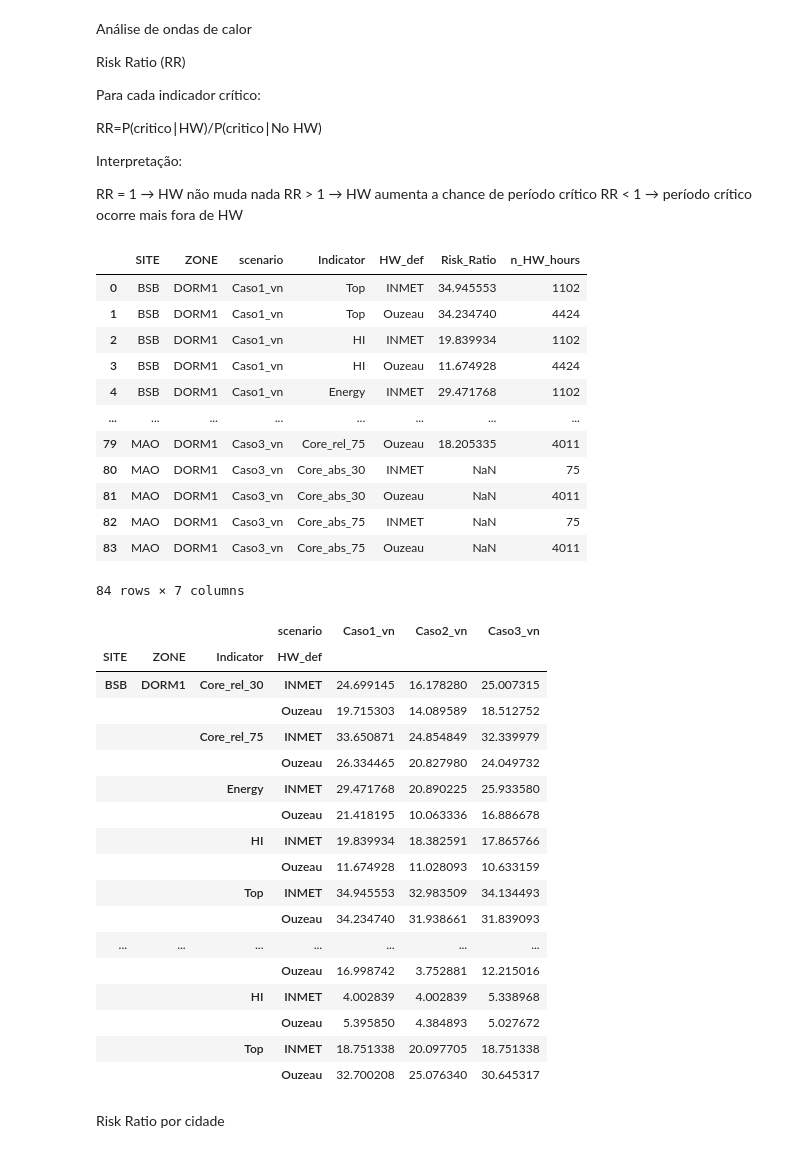
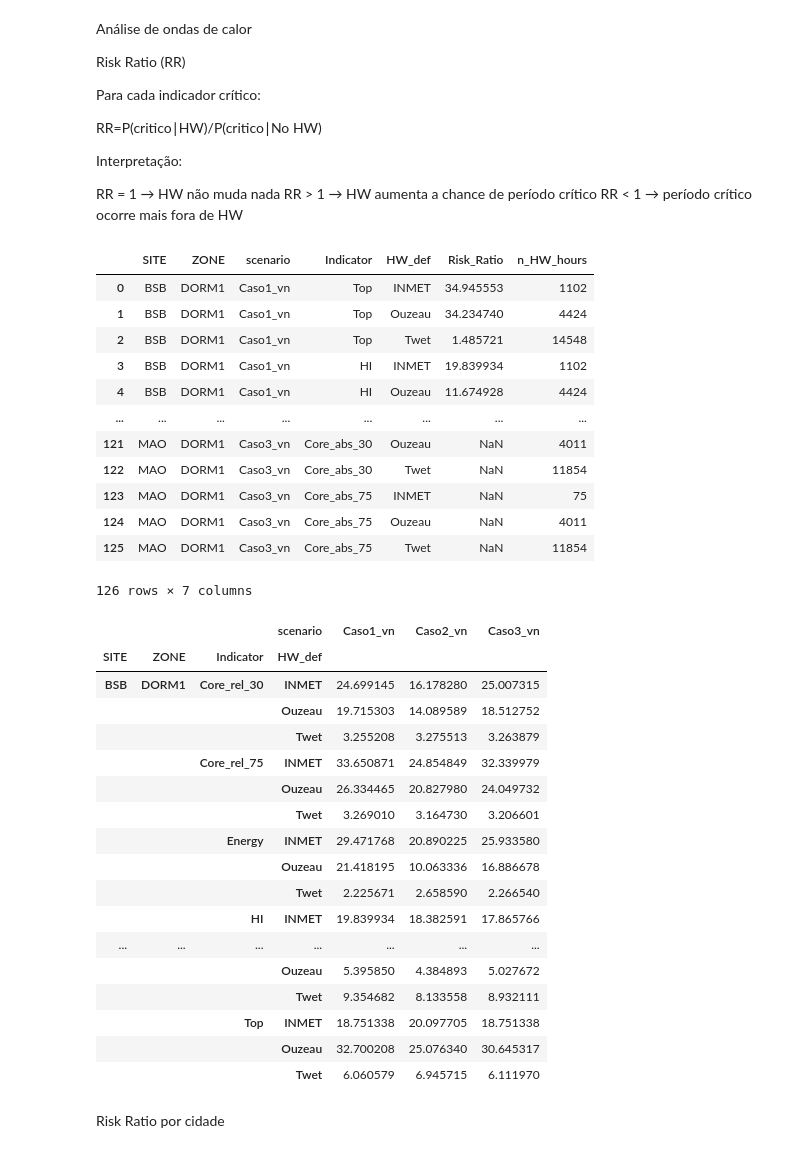
Before and after one commit to matheusbracht/heatwave_overheating_pipeline, a Jupyter notebook: notebooks/4_analysis.ipynb, the cells around one changed output. Saved outputs shown, nothing was run; the diff lists cells and outputs as text; code cells hidden in the pictures.

```diff
--- a/notebooks/4_analysis.ipynb
+++ b/notebooks/4_analysis.ipynb
@@ -717,47 +745,48 @@ CRIT_FLAGS = {
 HW_FLAGS = {
     "INMET": "HW_INMET_bool",
     "Ouzeau": "HW_OU_bool",
+    "Twet": "HW_TW_bool",
 }
 
 rows = []
 
 for (site_id, zone), df_site in fulls.items():
     for scen, g in df_site.groupby("scenario"):
         for crit_name, crit_col in CRIT_FLAGS.items():
             if crit_col not in g.columns:
                 continue
             for hw_name, hw_col in HW_FLAGS.items():
                 if hw_col not in g.columns:
                     continue
 
                 rr = risk_ratio(g[crit_col], g[hw_col])
 
                 rows.append({
                     "SITE": site_id,
                     "ZONE": zone,
                     "scenario": scen,
                     "Indicator": crit_name,
                     "HW_def": hw_name,
                     "Risk_Ratio": rr,
                     "n_HW_hours": int(g[hw_col].fillna(False).astype(bool).sum()),
                 })
 
 rr_all = pd.DataFrame(rows)
 rr_all
 # %% [output]
 |  | SITE | ZONE | scenario | Indicator | HW_def | Risk_Ratio | n_HW_hours |
 | 0 | BSB | DORM1 | Caso1_vn | Top | INMET | 34.945553 | 1102 |
 | 1 | BSB | DORM1 | Caso1_vn | Top | Ouzeau | 34.234740 | 4424 |
-| 2 | BSB | DORM1 | Caso1_vn | HI | INMET | 19.839934 | 1102 |
-| 3 | BSB | DORM1 | Caso1_vn | HI | Ouzeau | 11.674928 | 4424 |
-| 4 | BSB | DORM1 | Caso1_vn | Energy | INMET | 29.471768 | 1102 |
+| 2 | BSB | DORM1 | Caso1_vn | Top | Twet | 1.485721 | 14548 |
+| 3 | BSB | DORM1 | Caso1_vn | HI | INMET | 19.839934 | 1102 |
+| 4 | BSB | DORM1 | Caso1_vn | HI | Ouzeau | 11.674928 | 4424 |
 | ... | ... | ... | ... | ... | ... | ... | ... |
-| 79 | MAO | DORM1 | Caso3_vn | Core_rel_75 | Ouzeau | 18.205335 | 4011 |
-| 80 | MAO | DORM1 | Caso3_vn | Core_abs_30 | INMET | NaN | 75 |
-| 81 | MAO | DORM1 | Caso3_vn | Core_abs_30 | Ouzeau | NaN | 4011 |
-| 82 | MAO | DORM1 | Caso3_vn | Core_abs_75 | INMET | NaN | 75 |
-| 83 | MAO | DORM1 | Caso3_vn | Core_abs_75 | Ouzeau | NaN | 4011 |
+| 121 | MAO | DORM1 | Caso3_vn | Core_abs_30 | Ouzeau | NaN | 4011 |
+| 122 | MAO | DORM1 | Caso3_vn | Core_abs_30 | Twet | NaN | 11854 |
+| 123 | MAO | DORM1 | Caso3_vn | Core_abs_75 | INMET | NaN | 75 |
+| 124 | MAO | DORM1 | Caso3_vn | Core_abs_75 | Ouzeau | NaN | 4011 |
+| 125 | MAO | DORM1 | Caso3_vn | Core_abs_75 | Twet | NaN | 11854 |
-84 rows × 7 columns
+126 rows × 7 columns
 # %%
 rr_wide = rr_all.pivot_table(
     index=["SITE","ZONE","Indicator","HW_def"],
@@ -771,20 +800,20 @@ rr_wide
 | SITE | ZONE | Indicator | HW_def |  |  |  |
 | BSB | DORM1 | Core_rel_30 | INMET | 24.699145 | 16.178280 | 25.007315 |
 |  |  |  | Ouzeau | 19.715303 | 14.089589 | 18.512752 |
+|  |  |  | Twet | 3.255208 | 3.275513 | 3.263879 |
 |  |  | Core_rel_75 | INMET | 33.650871 | 24.854849 | 32.339979 |
 |  |  |  | Ouzeau | 26.334465 | 20.827980 | 24.049732 |
+|  |  |  | Twet | 3.269010 | 3.164730 | 3.206601 |
 |  |  | Energy | INMET | 29.471768 | 20.890225 | 25.933580 |
 |  |  |  | Ouzeau | 21.418195 | 10.063336 | 16.886678 |
+|  |  |  | Twet | 2.225671 | 2.658590 | 2.266540 |
 |  |  | HI | INMET | 19.839934 | 18.382591 | 17.865766 |
-|  |  |  | Ouzeau | 11.674928 | 11.028093 | 10.633159 |
-|  |  | Top | INMET | 34.945553 | 32.983509 | 34.134493 |
-|  |  |  | Ouzeau | 34.234740 | 31.938661 | 31.839093 |
 | ... | ... | ... | ... | ... | ... | ... |
-|  |  |  | Ouzeau | 16.998742 | 3.752881 | 12.215016 |
-|  |  | HI | INMET | 4.002839 | 4.002839 | 5.338968 |
 |  |  |  | Ouzeau | 5.395850 | 4.384893 | 5.027672 |
+|  |  |  | Twet | 9.354682 | 8.133558 | 8.932111 |
 |  |  | Top | INMET | 18.751338 | 20.097705 | 18.751338 |
 |  |  |  | Ouzeau | 32.700208 | 25.076340 | 30.645317 |
+|  |  |  | Twet | 6.060579 | 6.945715 | 6.111970 |
 # %% [markdown]
 Risk Ratio por cidade
 # %%
```
Also changed, not shown: parts of 18 cells of this notebook, 6 other files.
